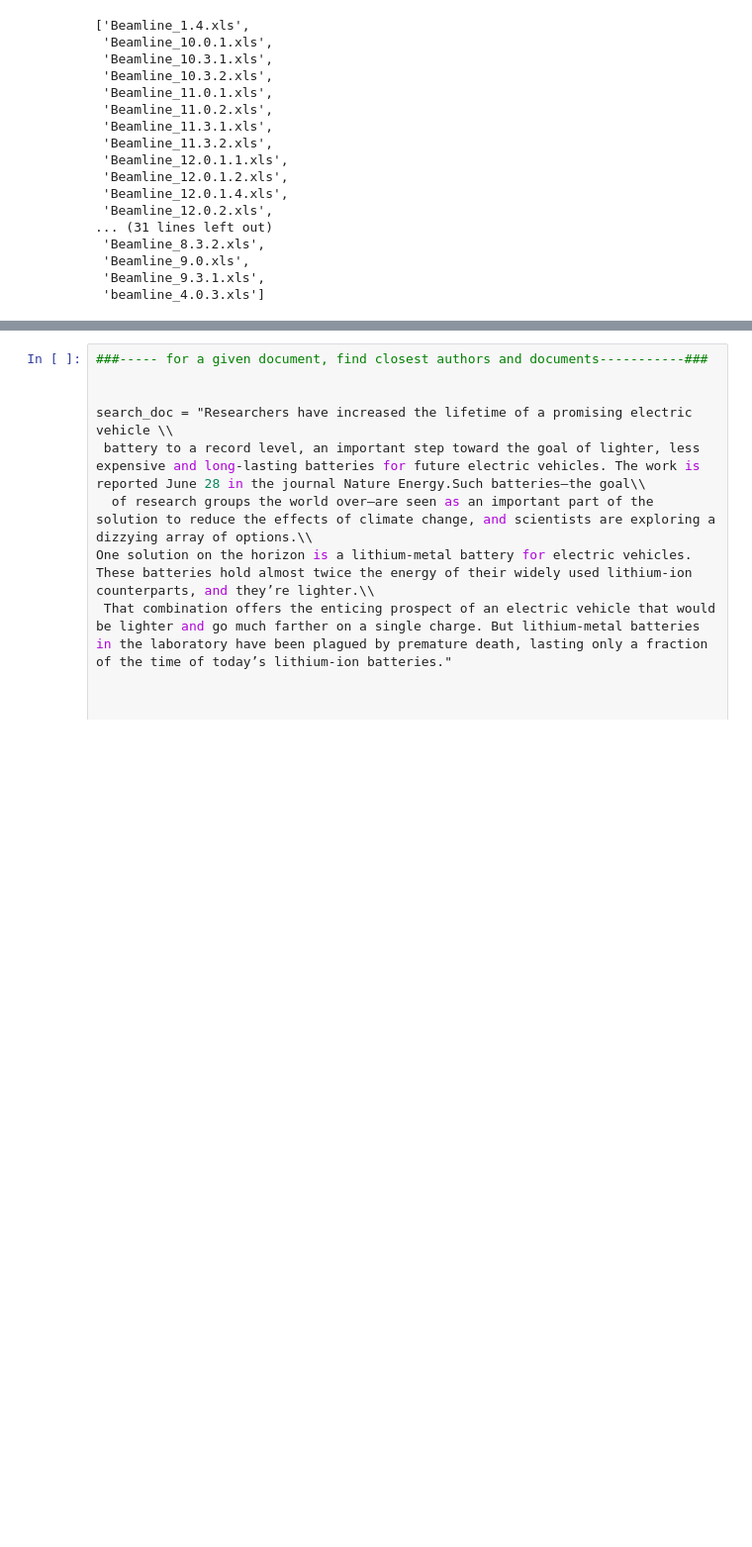
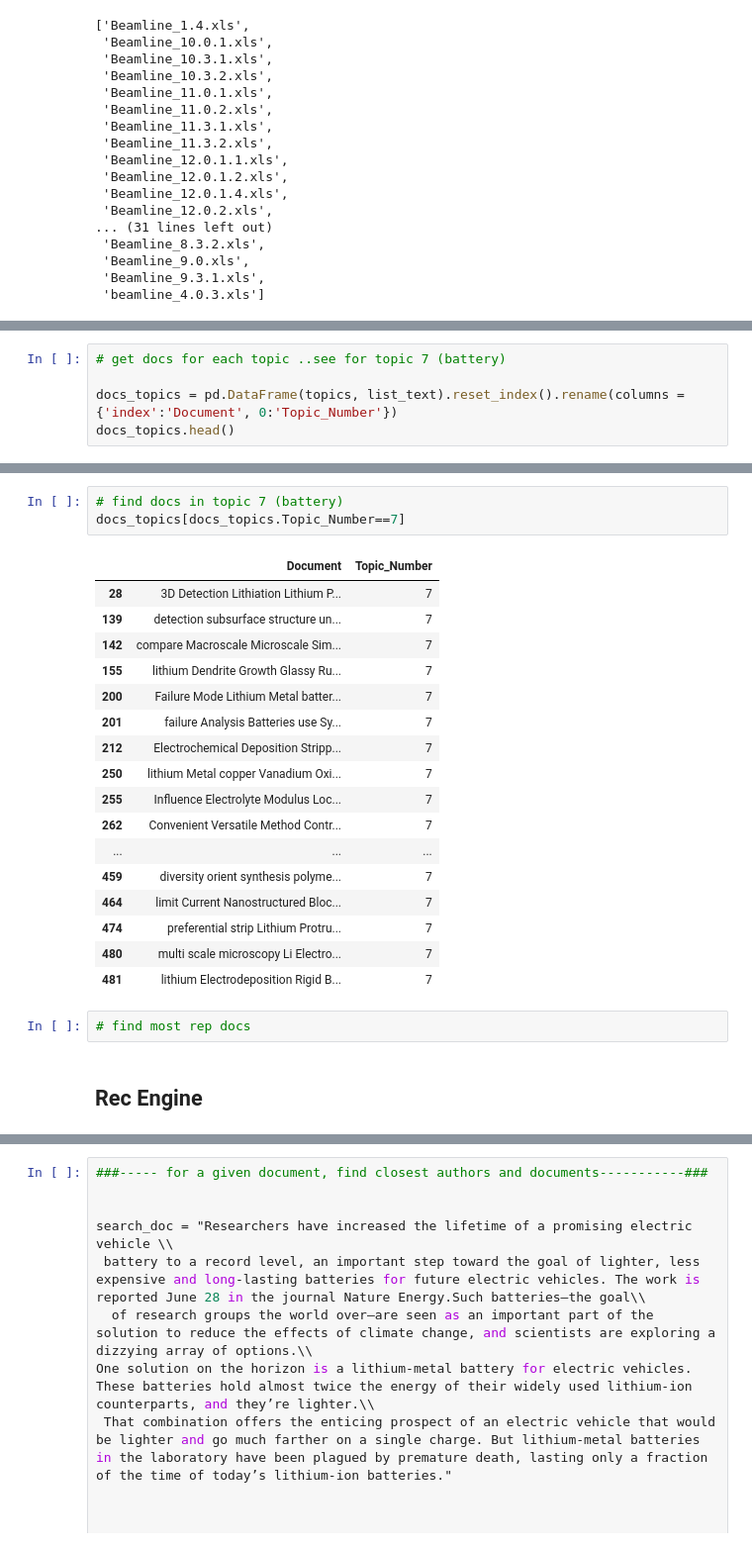
Before and after one commit to lbl-camera/berteley, a Jupyter notebook: TopicModel_RecEngine.ipynb, the cells around one changed output, grey strips where cells are left out. Shown at 99% size. Cells and saved outputs as stored; diff of their text form; blank space fills up the shorter version.

```diff
--- a/TopicModel_RecEngine.ipynb
+++ b/TopicModel_RecEngine.ipynb
@@ -331,0 +330,5 @@ Topics: [-1, 2, 2, 2, 2, 2, 3, -1, 3, 2, 2, 0, -1, 0, 2, 0, 2, 2, 0, -1, 3, 0, 0
+# %%
+# get docs for each topic ..see for topic 7 (battery)
+
+docs_topics = pd.DataFrame(topics, list_text).reset_index().rename(columns = {'index':'Document', 0:'Topic_Number'})
+docs_topics.head()
@@ -332 +358,26 @@ Topics: [-1, 2, 2, 2, 2, 2, 3, -1, 3, 2, 2, 0, -1, 0, 2, 0, 2, 2, 0, -1, 3, 0, 0
+# %%
+# find docs in topic 7 (battery)
+docs_topics[docs_topics.Topic_Number==7]
+# %% [output]
+|  | Document | Topic_Number |
+| 28 | 3D Detection Lithiation Lithium P... | 7 |
+| 139 | detection subsurface structure un... | 7 |
+| 142 | compare Macroscale Microscale Sim... | 7 |
+| 155 | lithium Dendrite Growth Glassy Ru... | 7 |
+| 200 | Failure Mode Lithium Metal batter... | 7 |
+| 201 | failure Analysis Batteries use Sy... | 7 |
+| 212 | Electrochemical Deposition Stripp... | 7 |
+| 250 | lithium Metal copper Vanadium Oxi... | 7 |
+| 255 | Influence Electrolyte Modulus Loc... | 7 |
+| 262 | Convenient Versatile Method Contr... | 7 |
+| ... | ... | ... |
+| 459 | diversity orient synthesis polyme... | 7 |
+| 464 | limit Current Nanostructured Bloc... | 7 |
+| 474 | preferential strip Lithium Protru... | 7 |
+| 480 | multi scale microscopy Li Electro... | 7 |
+| 481 | lithium Electrodeposition Rigid B... | 7 |
+# %%
+# find most rep docs
+# %% [markdown]
+## Rec Engine
 # %%
```
Also changed, not shown: parts of 13 cells of this notebook.
